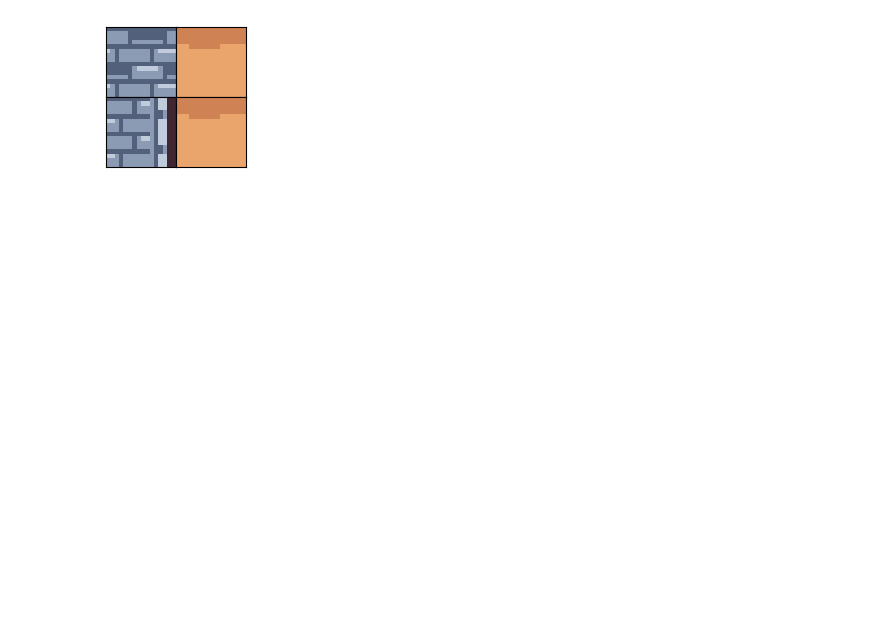
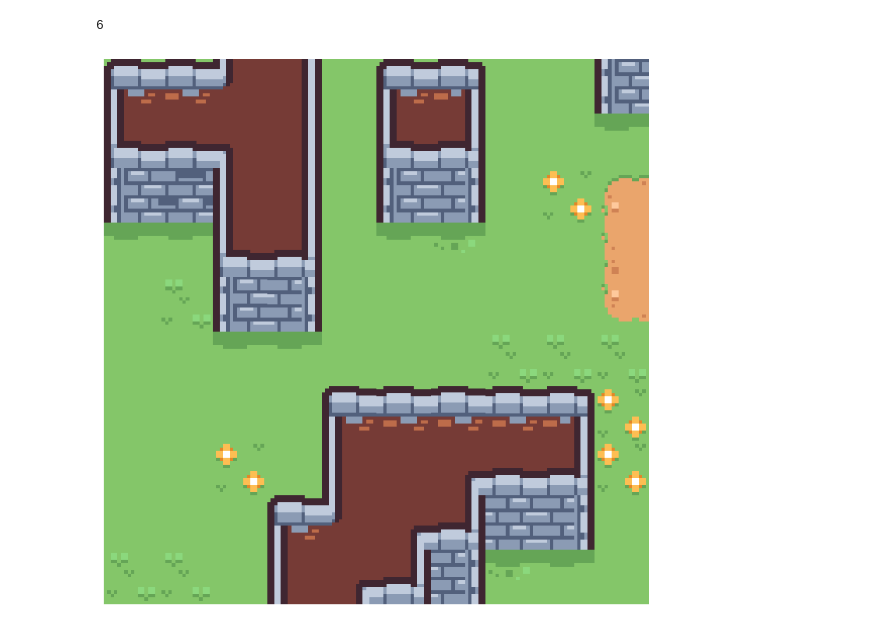
Before and after one commit to evlko/WFC-RL, a Jupyter notebook: simulation.ipynb, the cells around one changed output. Cells and saved outputs as stored; diff of their text form; code cells hidden in the pictures; blank space fills up the shorter version.

```diff
--- a/simulation.ipynb
+++ b/simulation.ipynb
@@ -23,0 +12,12 @@ Generation succeeded!
+# %%
+factory = Factory(DATA_SOURCE)
+
+patterns = factory.create_patterns()
+
+rect = Rect(width=10, height=10)
+
+grid = Grid(rect=rect, patterns=repository.get_all_patterns())
+
+judge = RandomJudge()
+
+wfc = WFC(grid=grid, judge=judge)
@@ -24,4 +31,15 @@ Generation succeeded!
+# %%
+tries = 0
+is_succeeded = False
+
+while is_succeeded != True:
+    tries += 1
+    is_succeeded = wfc.generate()
+
+tries
+# %% [output]
+6
 # %%
-grid_renderer.draw(grid=grid, show_borders=True)
+grid_renderer.draw(grid=grid, show_borders=False, seed=42)
 # %% [output]
-[figure, old version]
+[figure, new version]
```
Also changed, not shown: parts of 6 cells of this notebook.
